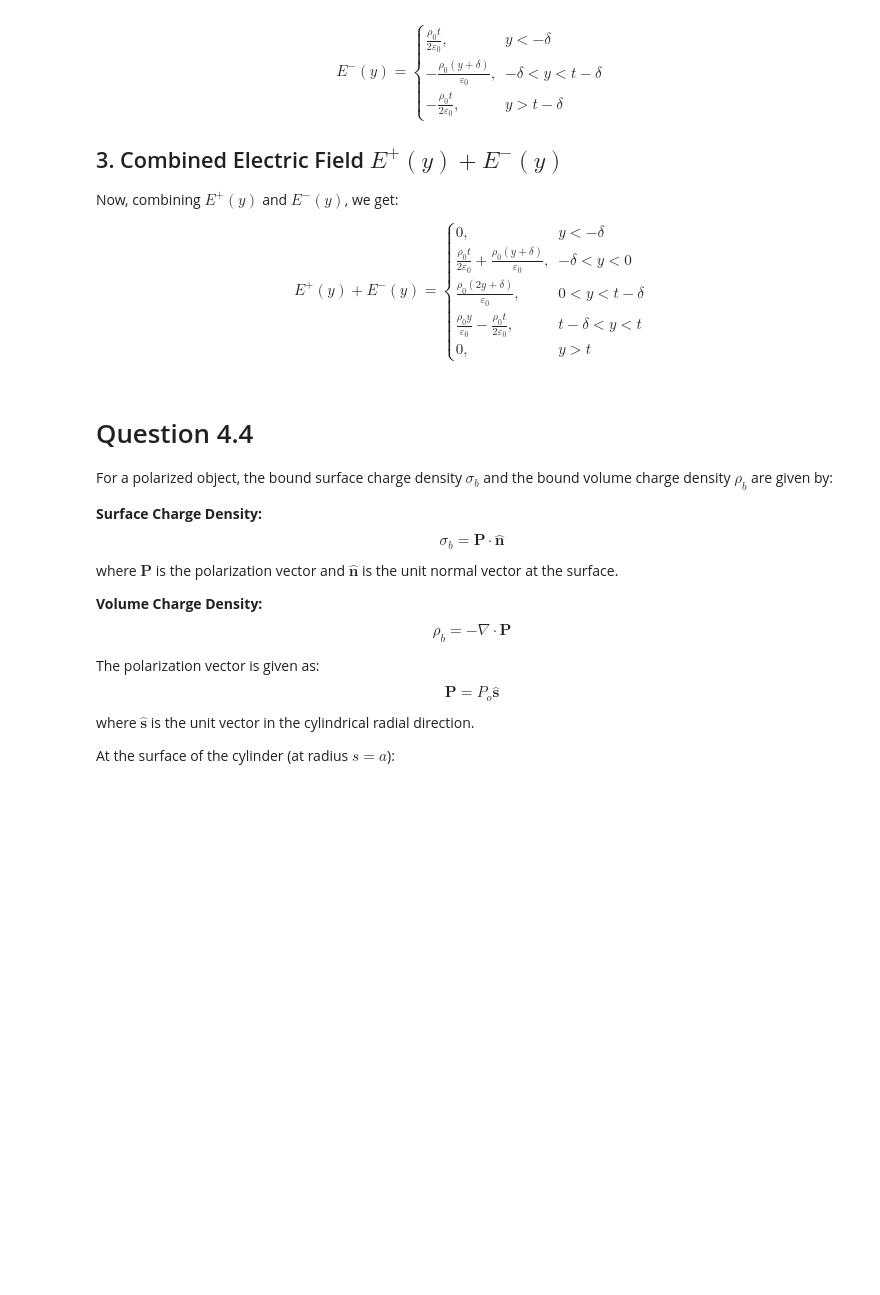
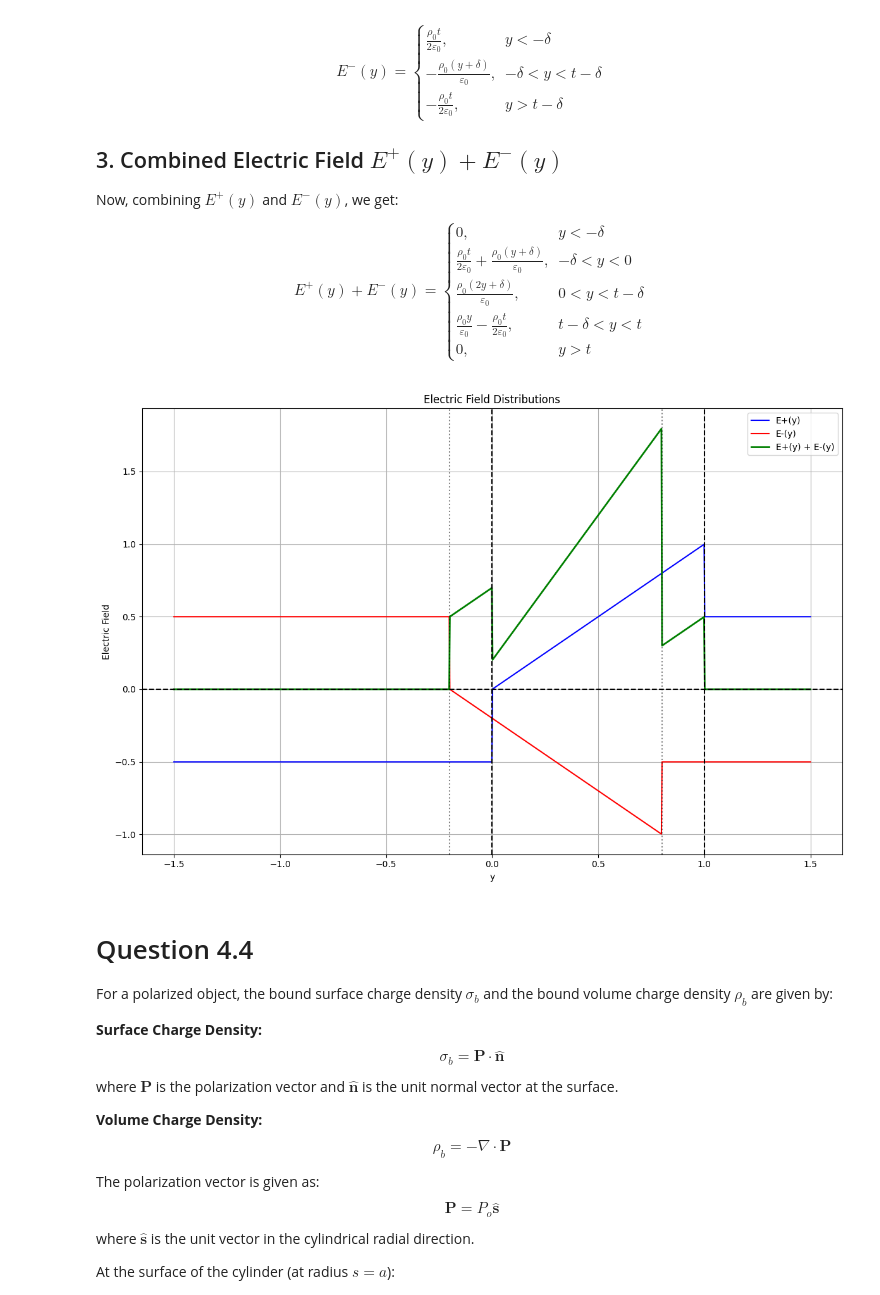
Before and after one commit to denniesbor/phys513, a Jupyter notebook: Phys513_H4.ipynb, the cells around one changed output. Drawn from its saved outputs; the diff is of its cells as text; code cells hidden in the pictures; blank space fills up the shorter version.

Commit message:
HW 4 commit with sketch - from colab

```diff
--- a/Phys513_H4.ipynb
+++ b/Phys513_H4.ipynb
@@ -228,3 +226,67 @@ $$
+# %%
+# Python sketch with dummu variables
+# Constants
+rho0 = 1  # Charge density
+t = 1     # Thickness of slab
+epsilon0 = 1  # Permittivity of free space
+delta = 0.2 * t  # Small distance for shift
+
+# Create y values
+y = np.linspace(-1.5*t, 1.5*t, 1000)
+
+# Define E+ function
+def E_plus(y):
+    return np.piecewise(y,
+                        [y < 0, (y >= 0) & (y <= t), y > t],
+                        [-rho0*t/(2*epsilon0),
+                         lambda y: rho0*y/epsilon0,
+                         rho0*t/(2*epsilon0)])
+
+# Define E- function
+def E_minus(y):
+    return np.piecewise(y,
+                        [y < -delta, (y >= -delta) & (y <= t-delta), y > t-delta],
+                        [rho0*t/(2*epsilon0),
+                         lambda y: -rho0*(y+delta)/epsilon0,
+                         -rho0*t/(2*epsilon0)])
+
+# Define E+ + E- function
+def E_total(y):
+    return np.piecewise(y,
+                        [y < -delta,
+                         (y >= -delta) & (y < 0),
+                         (y >= 0) & (y <= t-delta),
+                         (y > t-delta) & (y < t),
+                         y >= t],
+                        [0,
+                         lambda y: rho0*t/(2*epsilon0) + rho0*(y+delta)/epsilon0,
+                         lambda y: rho0*(2*y+delta)/epsilon0,
+                         lambda y: rho0*y/epsilon0 - rho0*t/(2*epsilon0),
+                         0])
+
+# Create the plot
+plt.figure(figsize=(12, 8))
+
+plt.plot(y, E_plus(y), label='E+(y)', color='blue')
+plt.plot(y, E_minus(y), label='E-(y)', color='red')
+plt.plot(y, E_total(y), label='E+(y) + E-(y)', color='green', linewidth=2)
+
+plt.axhline(y=0, color='k', linestyle='--')
+plt.axvline(x=0, color='k', linestyle='--')
+plt.axvline(x=t, color='k', linestyle='--')
+plt.axvline(x=-delta, color='k', linestyle=':', alpha=0.5)
+plt.axvline(x=t-delta, color='k', linestyle=':', alpha=0.5)
+
+plt.xlabel('y')
+plt.ylabel('Electric Field')
+plt.title('Electric Field Distributions')
+plt.legend()
+plt.grid(True)
+
+plt.tight_layout()
+plt.show()
+# %% [output]
+[figure, added]
 # %% [markdown]
 # Question 4.4
 For a polarized object, the bound surface charge density $ \sigma_b $ and the bound volume charge density $ \rho_b $ are given by:
```
Also changed, not shown: parts of 1 cell of this notebook.
